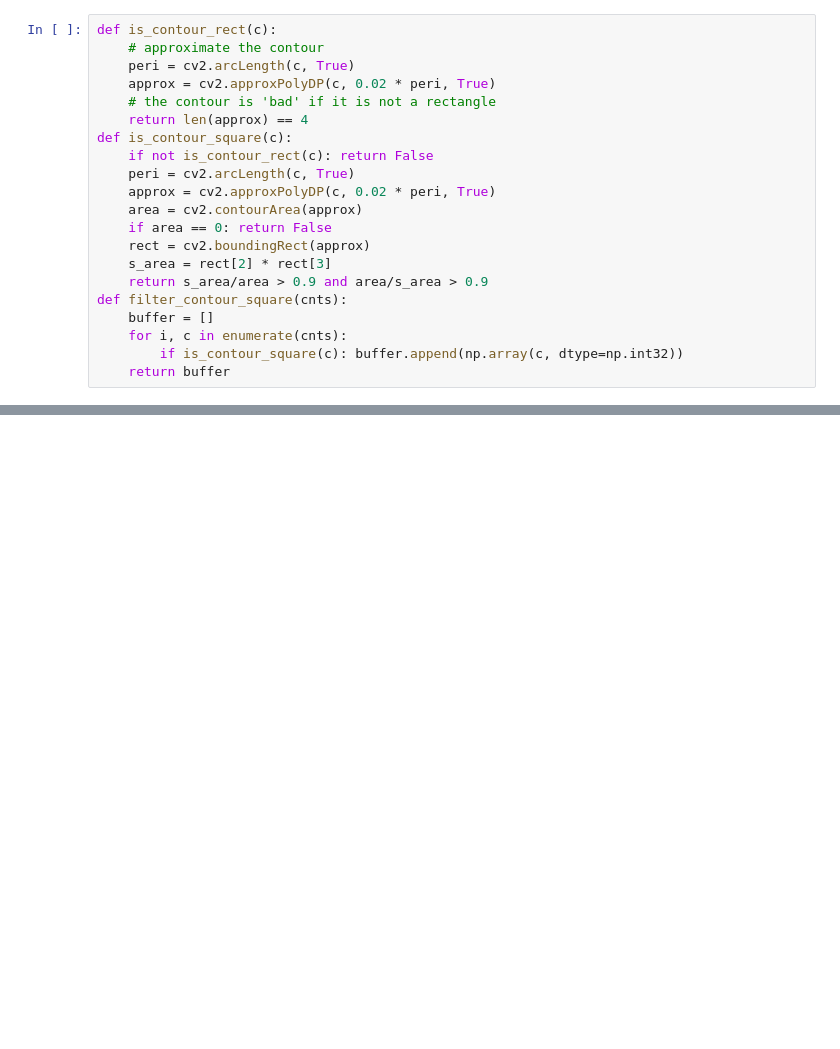
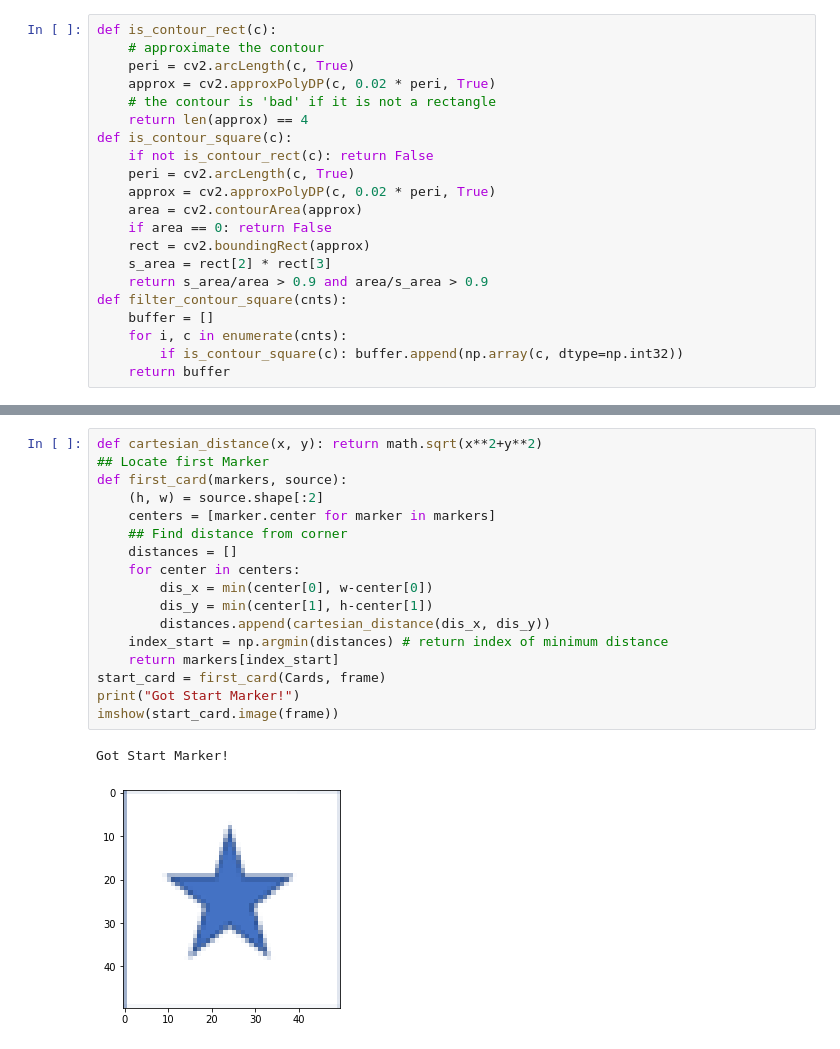
Before and after one commit to teerameth/Module6-7, a Jupyter notebook: MileStone22.ipynb, the cells around one changed output, grey strips where cells are left out. Drawn from its saved outputs; the diff is of its cells as text; blank space fills up the shorter version.

```diff
--- a/MileStone22.ipynb
+++ b/MileStone22.ipynb
@@ -89,0 +112,20 @@ class Card:
+# %%
+def cartesian_distance(x, y): return math.sqrt(x**2+y**2)
+## Locate first Marker
+def first_card(markers, source):
+    (h, w) = source.shape[:2]
+    centers = [marker.center for marker in markers]
+    ## Find distance from corner
+    distances = []
+    for center in centers:
+        dis_x = min(center[0], w-center[0])
+        dis_y = min(center[1], h-center[1])
+        distances.append(cartesian_distance(dis_x, dis_y))
+    index_start = np.argmin(distances) # return index of minimum distance
+    return markers[index_start]
+start_card = first_card(Cards, frame)
+print("Got Start Marker!")
+imshow(start_card.image(frame))
+# %% [output]
+Got Start Marker!
+[figure, added]
```
Also changed, not shown: parts of 7 cells of this notebook.
